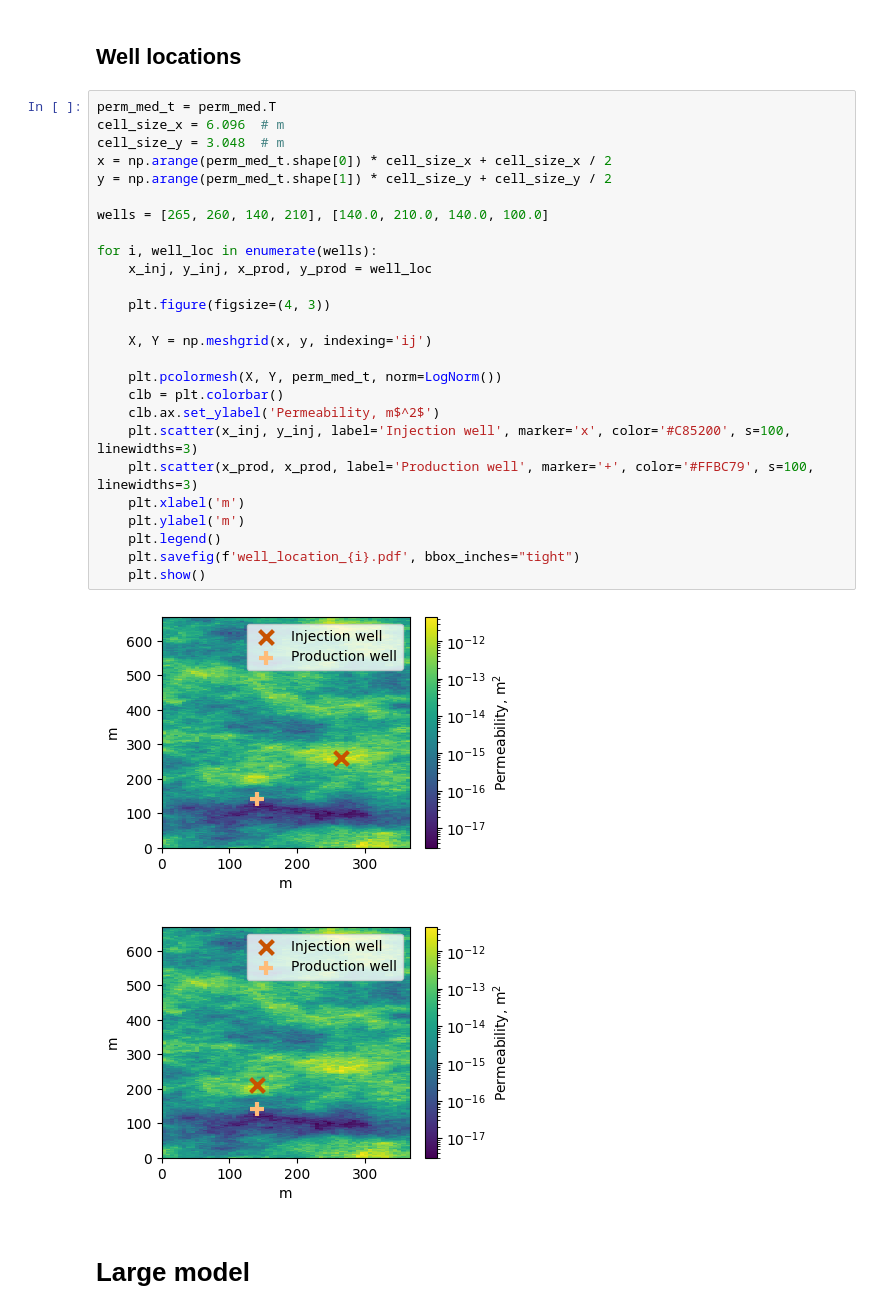
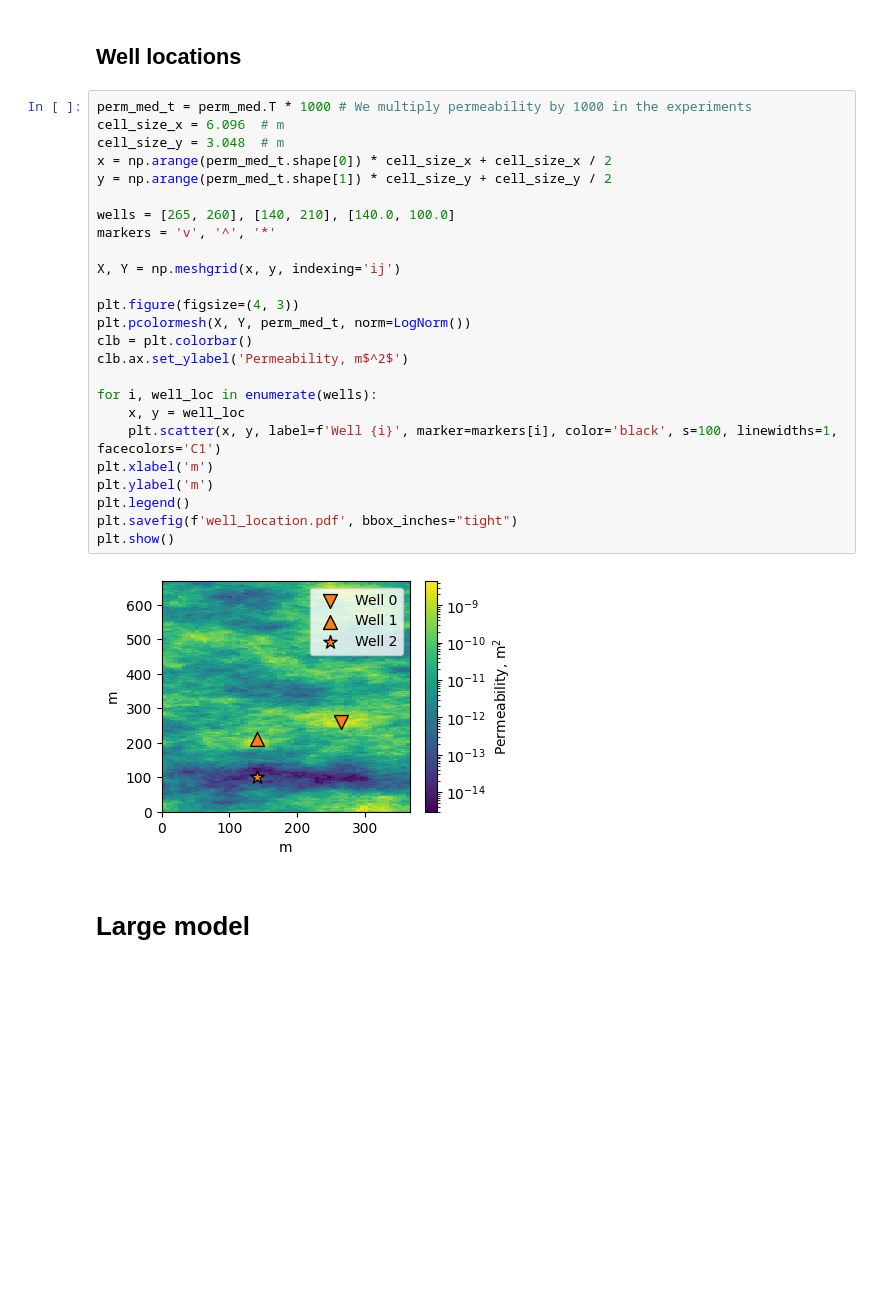
Before and after one commit to Yuriyzabegaev/solver_selector, a Jupyter notebook: examples/spe10_data/spe10.ipynb, the cells around one changed output. Cells and saved outputs as stored; diff of their text form; blank space fills up the shorter version.

```diff
--- a/examples/spe10_data/spe10.ipynb
+++ b/examples/spe10_data/spe10.ipynb
@@ -80,34 +80,32 @@ plt.colorbar()
 # %% [markdown]
 ## Well locations
 # %%
-perm_med_t = perm_med.T
+perm_med_t = perm_med.T * 1000 # We multiply permeability by 1000 in the experiments
 cell_size_x = 6.096  # m
 cell_size_y = 3.048  # m
 x = np.arange(perm_med_t.shape[0]) * cell_size_x + cell_size_x / 2
 y = np.arange(perm_med_t.shape[1]) * cell_size_y + cell_size_y / 2
 
-wells = [265, 260, 140, 210], [140.0, 210.0, 140.0, 100.0]
+wells = [265, 260], [140, 210], [140.0, 100.0]
+markers = 'v', '^', '*'
+
+X, Y = np.meshgrid(x, y, indexing='ij')
+
+plt.figure(figsize=(4, 3))
+plt.pcolormesh(X, Y, perm_med_t, norm=LogNorm())
+clb = plt.colorbar()
+clb.ax.set_ylabel('Permeability, m$^2$')
 
 for i, well_loc in enumerate(wells):
-    x_inj, y_inj, x_prod, y_prod = well_loc
-
-    plt.figure(figsize=(4, 3))
-
-    X, Y = np.meshgrid(x, y, indexing='ij')
-
-    plt.pcolormesh(X, Y, perm_med_t, norm=LogNorm())
-    clb = plt.colorbar()
-    clb.ax.set_ylabel('Permeability, m$^2$')
-    plt.scatter(x_inj, y_inj, label='Injection well', marker='x', color='#C85200', s=100, linewidths=3)
-    plt.scatter(x_prod, x_prod, label='Production well', marker='+', color='#FFBC79', s=100, linewidths=3)
-    plt.xlabel('m')
-    plt.ylabel('m')
-    plt.legend()
-    plt.savefig(f'well_location_{i}.pdf', bbox_inches="tight")
-    plt.show()
+    x, y = well_loc
+    plt.scatter(x, y, label=f'Well {i}', marker=markers[i], color='black', s=100, linewidths=1, facecolors='C1')
+plt.xlabel('m')
+plt.ylabel('m')
+plt.legend()
+plt.savefig(f'well_location.pdf', bbox_inches="tight")
+plt.show()
 # %% [output]
-[figure, old version]
+[figure, new version]
-[figure, removed]
 # %% [markdown]
 # Large model
 # %%
```
Also changed, not shown: 4 other files.
